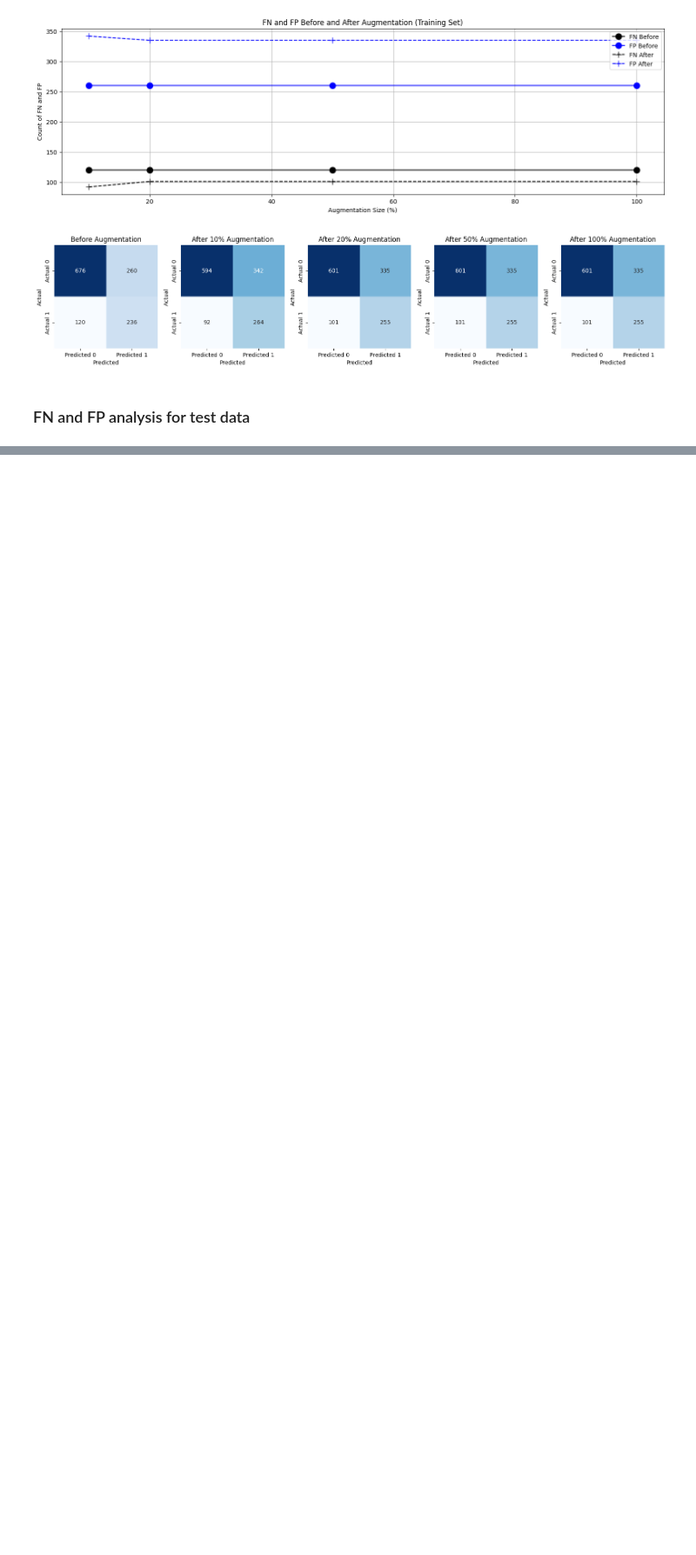
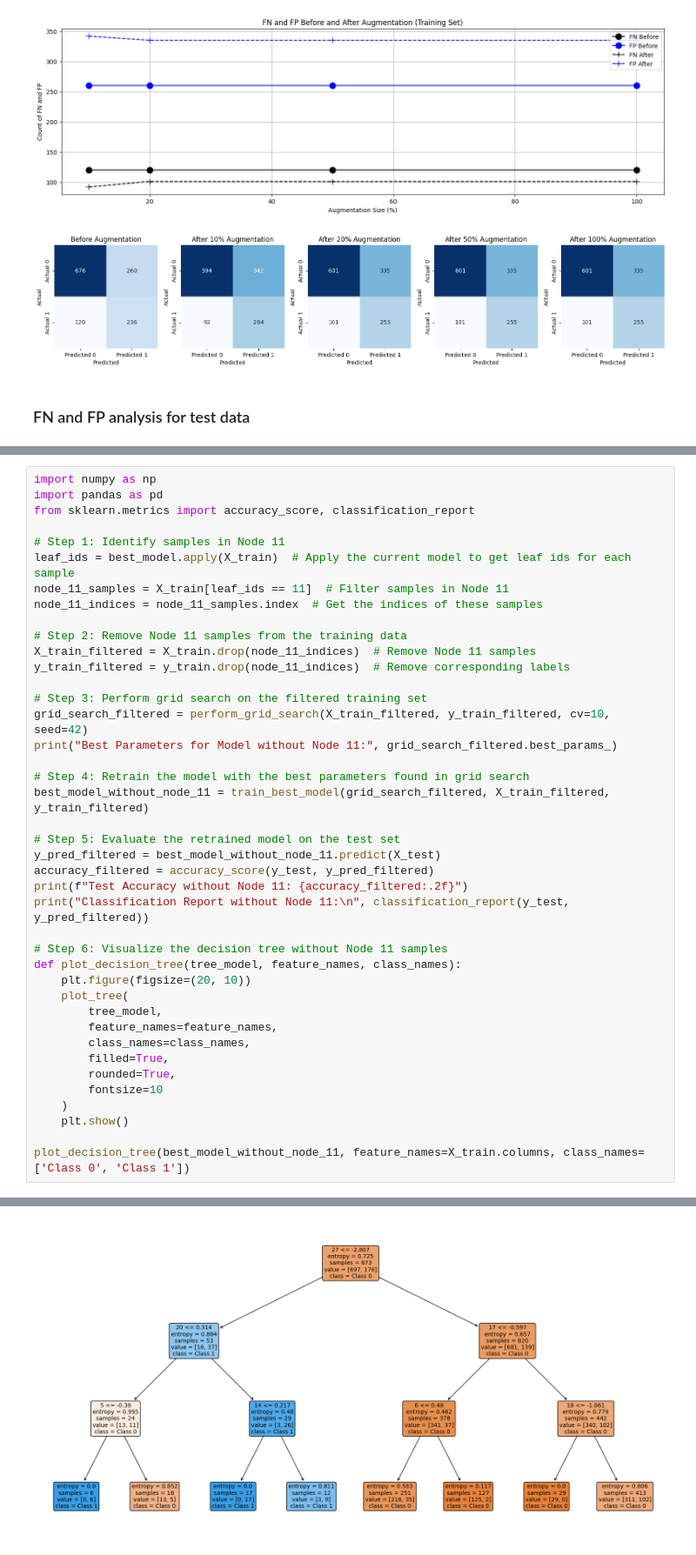
Before and after one commit to AsifAhmedShodip/MyRecourseProject, a Jupyter notebook: notebooks/ACES_dataset_decision_tree.ipynb, the cells around one changed output, grey strips where cells are left out. Shown at 87% size. Drawn from its saved outputs; the diff is of its cells as text; blank space fills up the shorter version.

```diff
--- a/notebooks/ACES_dataset_decision_tree.ipynb
+++ b/notebooks/ACES_dataset_decision_tree.ipynb
@@ -1321,0 +1314,42 @@ Accuracy: 0.63
+# %%
+import numpy as np
+import pandas as pd
+from sklearn.metrics import accuracy_score, classification_report
+
+# Step 1: Identify samples in Node 11
+leaf_ids = best_model.apply(X_train)  # Apply the current model to get leaf ids for each sample
+node_11_samples = X_train[leaf_ids == 11]  # Filter samples in Node 11
+node_11_indices = node_11_samples.index  # Get the indices of these samples
+
+# Step 2: Remove Node 11 samples from the training data
+X_train_filtered = X_train.drop(node_11_indices)  # Remove Node 11 samples
+y_train_filtered = y_train.drop(node_11_indices)  # Remove corresponding labels
+
+# Step 3: Perform grid search on the filtered training set
+grid_search_filtered = perform_grid_search(X_train_filtered, y_train_filtered, cv=10, seed=42)
+print("Best Parameters for Model without Node 11:", grid_search_filtered.best_params_)
+
+# Step 4: Retrain the model with the best parameters found in grid search
+best_model_without_node_11 = train_best_model(grid_search_filtered, X_train_filtered, y_train_filtered)
+
+# Step 5: Evaluate the retrained model on the test set
+y_pred_filtered = best_model_without_node_11.predict(X_test)
+accuracy_filtered = accuracy_score(y_test, y_pred_filtered)
+print(f"Test Accuracy without Node 11: {accuracy_filtered:.2f}")
+print("Classification Report without Node 11:\n", classification_report(y_test, y_pred_filtered))
+
+# Step 6: Visualize the decision tree without Node 11 samples
+def plot_decision_tree(tree_model, feature_names, class_names):
+    plt.figure(figsize=(20, 10))
+    plot_tree(
+        tree_model,
+        feature_names=feature_names,
+        class_names=class_names,
+        filled=True,
+        rounded=True,
+        fontsize=10
+    )
+    plt.show()
+
+plot_decision_tree(best_model_without_node_11, feature_names=X_train.columns, class_names=['Class 0', 'Class 1'])
+# %% [output]
@@ -1321,0 +1367 @@ Accuracy: 0.63
+[figure, added]
```
Also changed, not shown: parts of 32 cells of this notebook, 10 other files.
